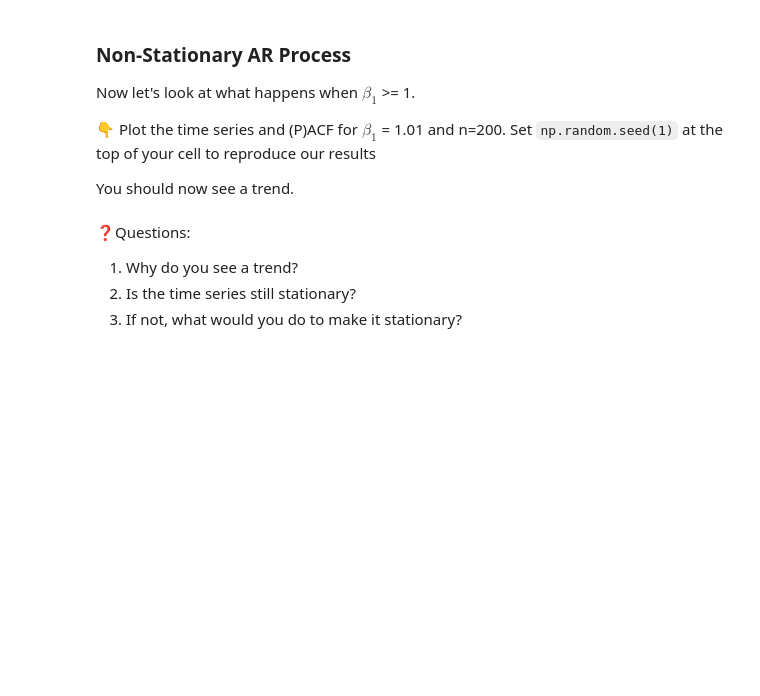
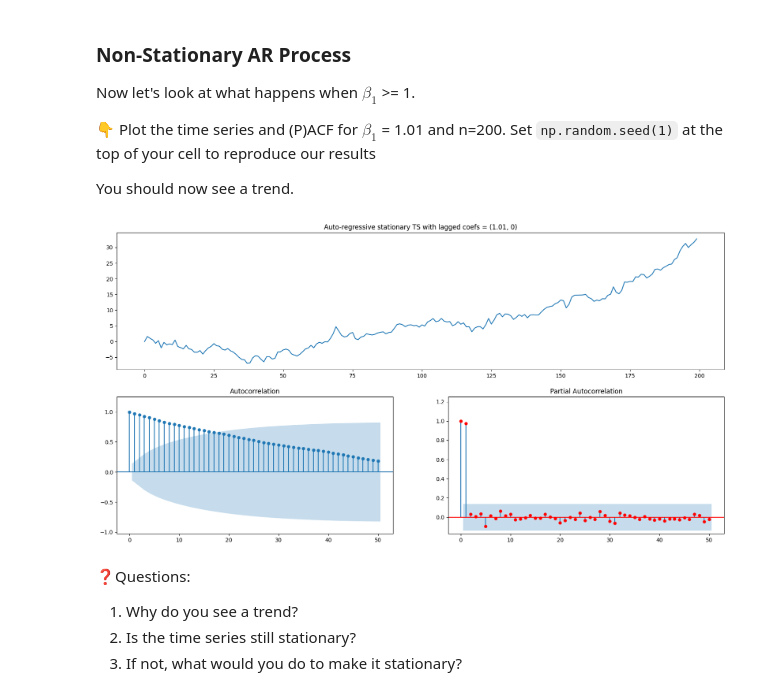
Before and after one commit to donguiboy/data-artificial-time-series, a Jupyter notebook: artificial_time_series.ipynb, the cells around one changed output. Drawn from its saved outputs; the diff is of its cells as text; code cells hidden in the pictures; blank space fills up the shorter version.

```diff
--- a/artificial_time_series.ipynb
+++ b/artificial_time_series.ipynb
@@ -99,3 +103,9 @@ You should now see a trend.
+# %%
+# YOUR CODE HERE
+np.random.seed(1)
+plot_ar_process(ar1=1.01,n=200)
+# %% [output]
+[figure, added]
 # %% [markdown]
 ❓️Questions:
 1. Why do you see a trend?
```
Also changed, not shown: parts of 29 cells of this notebook.
